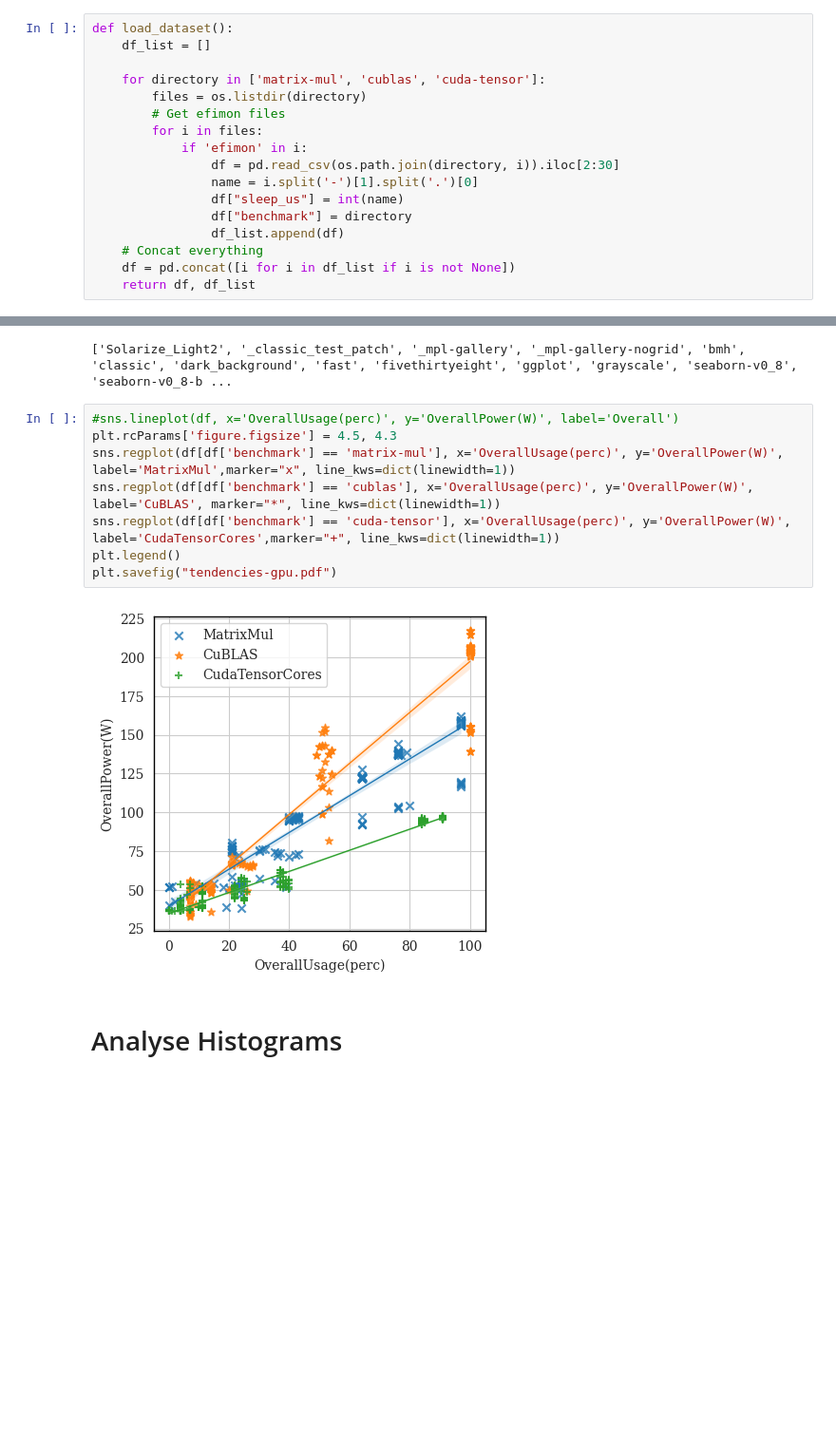
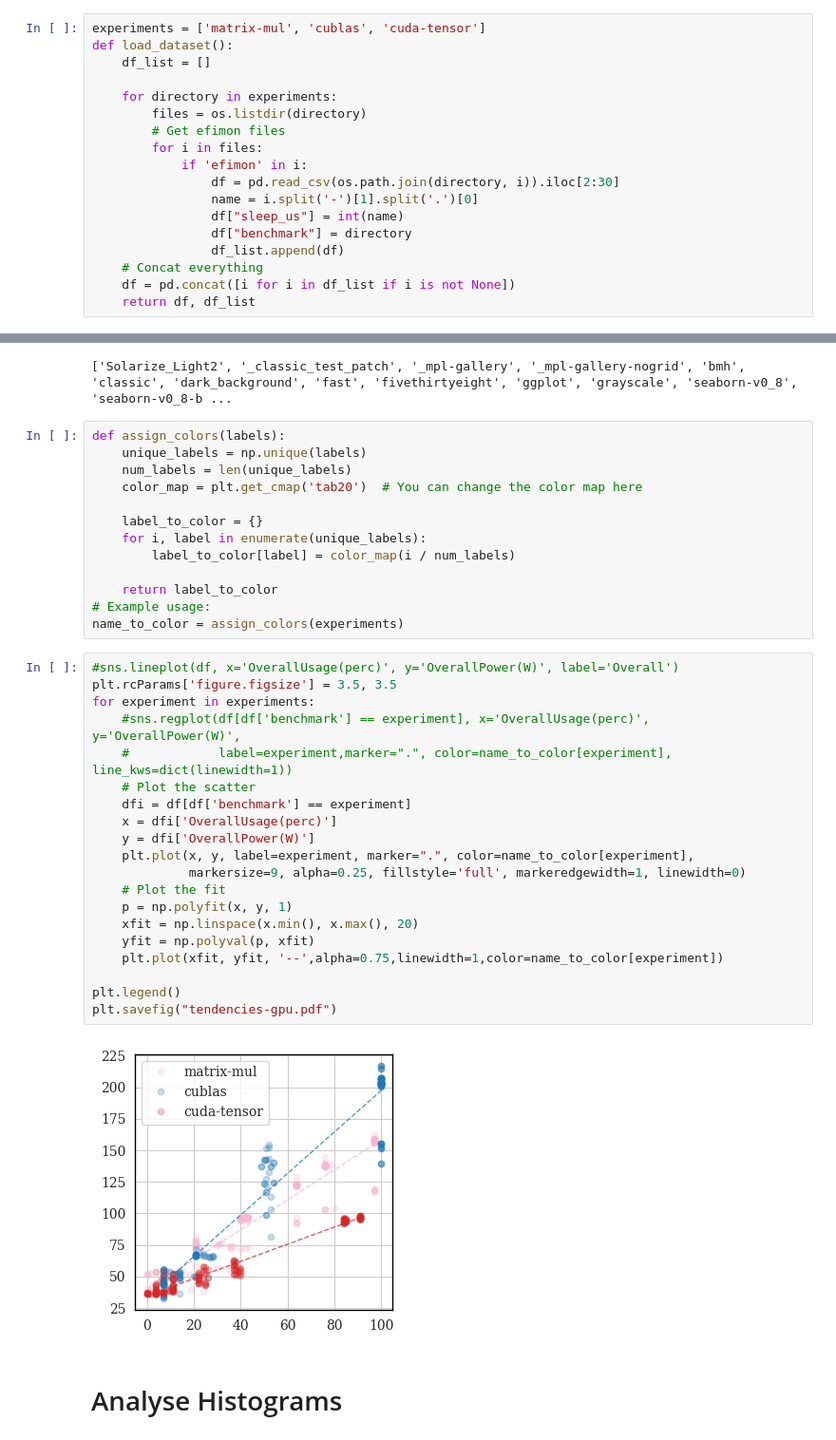
Before and after one commit to lleon95/efimon-gpu-benchmarks, a Jupyter notebook: data/ProcessData.ipynb, the cells around one changed output, grey strips where cells are left out. Shown: that part at 95% size. Saved outputs shown, nothing was run; the diff lists cells and outputs as text; blank space fills up the shorter version.

```diff
--- a/data/ProcessData.ipynb
+++ b/data/ProcessData.ipynb
@@ -15,8 +15,9 @@ plt.rcParams["font.family"] = "DeJavu Serif"
 # %%
+experiments = ['matrix-mul', 'cublas', 'cuda-tensor']
 def load_dataset():
     df_list = []
 
-    for directory in ['matrix-mul', 'cublas', 'cuda-tensor']:
+    for directory in experiments:
         files = os.listdir(directory)
         # Get efimon files
         for i in files:
@@ -117,16 +118,41 @@ df["prediction"] = prediction
 print (plt.style.available)
 # %% [output]
 ['Solarize_Light2', '_classic_test_patch', '_mpl-gallery', '_mpl-gallery-nogrid', 'bmh', 'classic', 'dark_background', 'fast', 'fivethirtyeight', 'ggplot', 'grayscale', 'seaborn-v0_8', 'seaborn-v0_8-b ...
+# %%
+def assign_colors(labels):
+    unique_labels = np.unique(labels)
+    num_labels = len(unique_labels)
+    color_map = plt.get_cmap('tab20')  # You can change the color map here
+
+    label_to_color = {}
+    for i, label in enumerate(unique_labels):
+        label_to_color[label] = color_map(i / num_labels)
+
+    return label_to_color
+# Example usage:
+name_to_color = assign_colors(experiments)
 # %%
 #sns.lineplot(df, x='OverallUsage(perc)', y='OverallPower(W)', label='Overall')
-plt.rcParams['figure.figsize'] = 4.5, 4.3
-sns.regplot(df[df['benchmark'] == 'matrix-mul'], x='OverallUsage(perc)', y='OverallPower(W)', label='MatrixMul',marker="x", line_kws=dict(linewidth=1))
-sns.regplot(df[df['benchmark'] == 'cublas'], x='OverallUsage(perc)', y='OverallPower(W)', label='CuBLAS', marker="*", line_kws=dict(linewidth=1))
-sns.regplot(df[df['benchmark'] == 'cuda-tensor'], x='OverallUsage(perc)', y='OverallPower(W)', label='CudaTensorCores',marker="+", line_kws=dict(linewidth=1))
+plt.rcParams['figure.figsize'] = 3.5, 3.5
+for experiment in experiments:
+    #sns.regplot(df[df['benchmark'] == experiment], x='OverallUsage(perc)', y='OverallPower(W)',
+    #            label=experiment,marker=".", color=name_to_color[experiment], line_kws=dict(linewidth=1))
+    # Plot the scatter
+    dfi = df[df['benchmark'] == experiment]
+    x = dfi['OverallUsage(perc)']
+    y = dfi['OverallPower(W)']
+    plt.plot(x, y, label=experiment, marker=".", color=name_to_color[experiment],
+             markersize=9, alpha=0.25, fillstyle='full', markeredgewidth=1, linewidth=0)
+    # Plot the fit
+    p = np.polyfit(x, y, 1)
+    xfit = np.linspace(x.min(), x.max(), 20)
+    yfit = np.polyval(p, xfit)
+    plt.plot(xfit, yfit, '--',alpha=0.75,linewidth=1,color=name_to_color[experiment])
+
 plt.legend()
 plt.savefig("tendencies-gpu.pdf")
 # %% [output]
-[figure, old version]
+[figure, new version]
 # %% [markdown]
 # Analyse Histograms
 # %%
```
Also changed, not shown: parts of 10 cells of this notebook, 7 other files.
